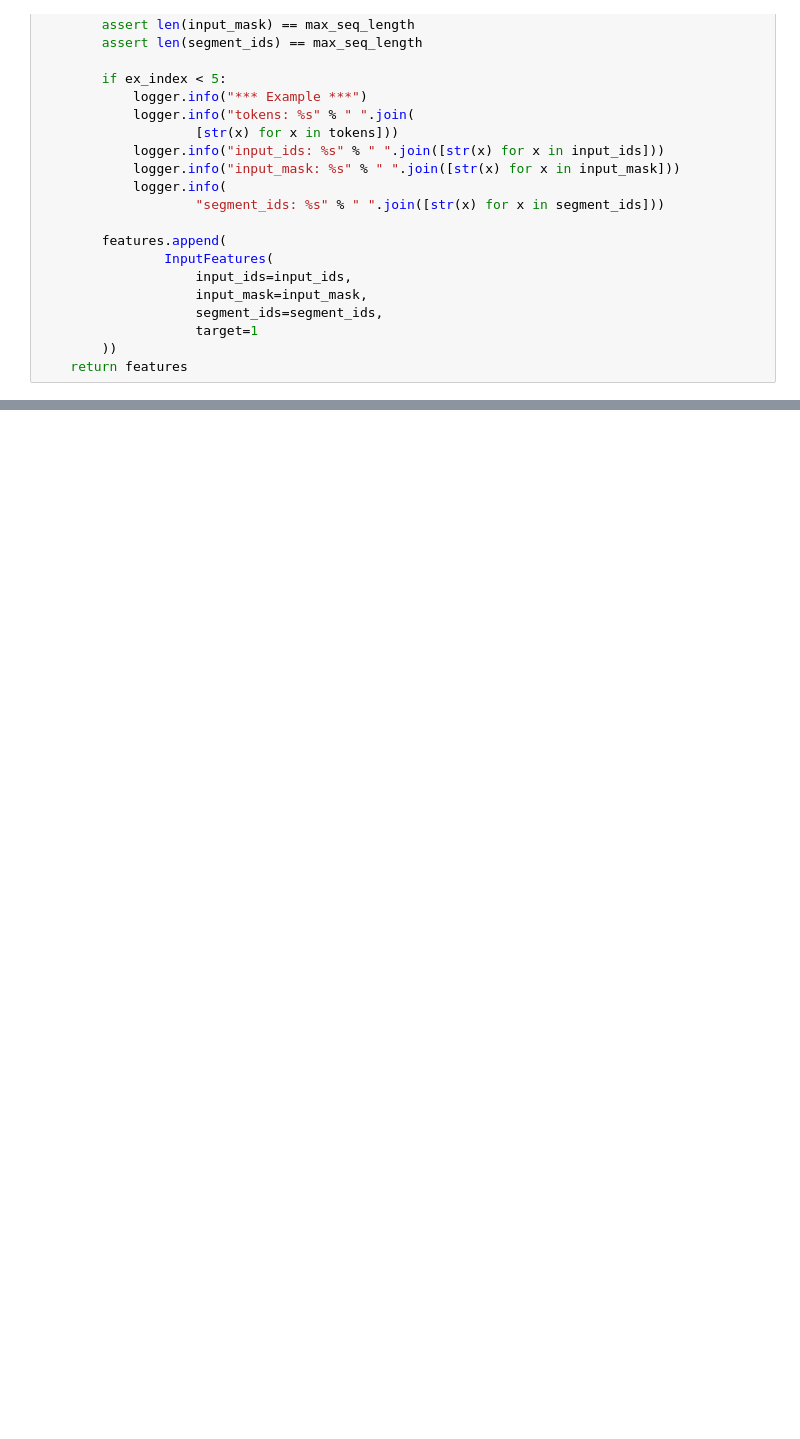
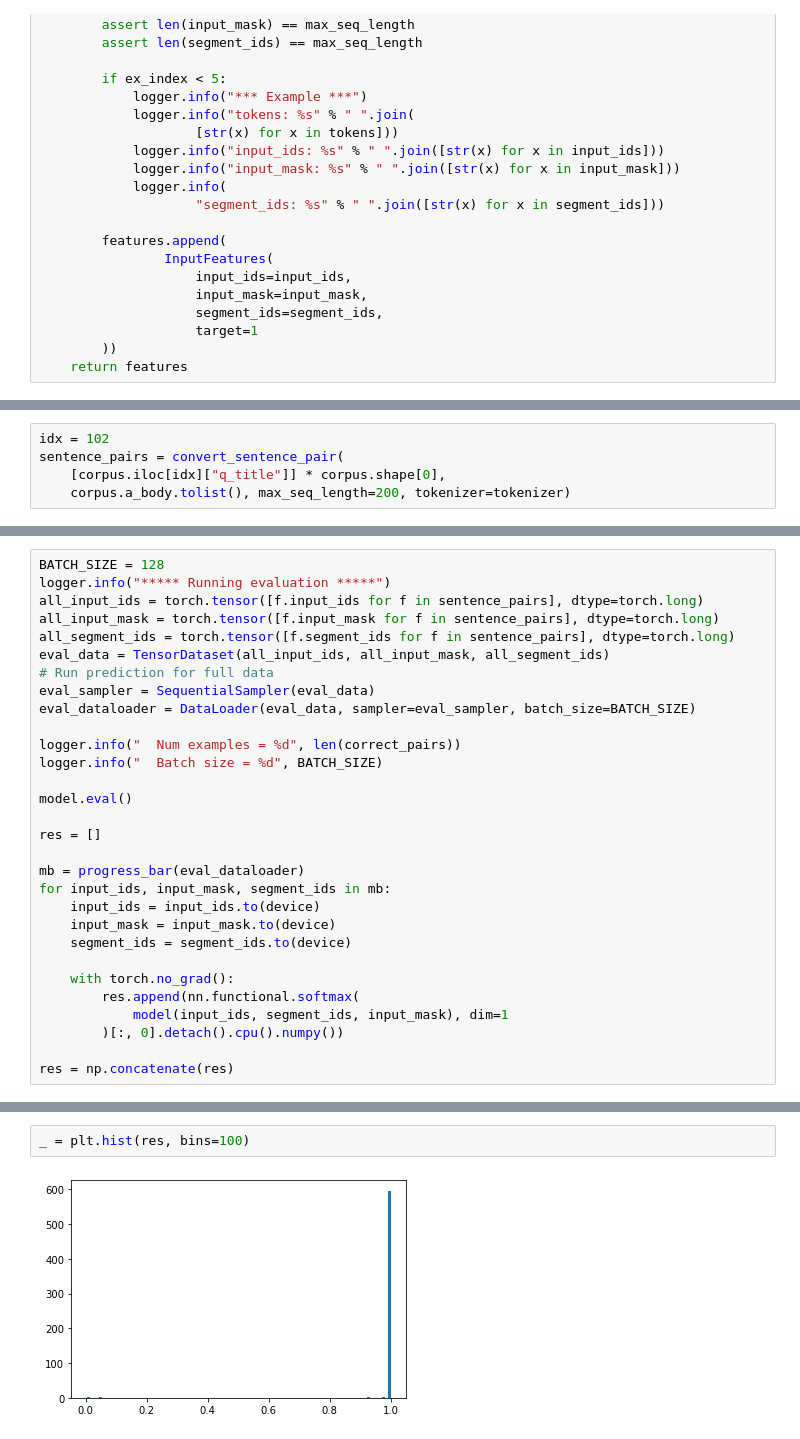
Before and after one commit to ucbiyyq/ucbiyyq-w210-jcgy, a Jupyter notebook: notebooks/test-yyq5.ipynb, the cells around one changed output, grey strips where cells are left out. Cells and saved outputs as stored; diff of their text form; blank space fills up the shorter version.

```diff
--- a/notebooks/test-yyq5.ipynb
+++ b/notebooks/test-yyq5.ipynb
@@ -208,0 +381,5 @@ NameError: name 'PYTORCH_PRETRAINED_BERT_CACHE' is not defined
+# %%
+idx = 102
+sentence_pairs = convert_sentence_pair(
+    [corpus.iloc[idx]["q_title"]] * corpus.shape[0],
+    corpus.a_body.tolist(), max_seq_length=200, tokenizer=tokenizer)
@@ -208,0 +404,30 @@ NameError: name 'PYTORCH_PRETRAINED_BERT_CACHE' is not defined
+# %%
+BATCH_SIZE = 128
+logger.info("***** Running evaluation *****")
+all_input_ids = torch.tensor([f.input_ids for f in sentence_pairs], dtype=torch.long)
+all_input_mask = torch.tensor([f.input_mask for f in sentence_pairs], dtype=torch.long)
+all_segment_ids = torch.tensor([f.segment_ids for f in sentence_pairs], dtype=torch.long)
+eval_data = TensorDataset(all_input_ids, all_input_mask, all_segment_ids)
+# Run prediction for full data
+eval_sampler = SequentialSampler(eval_data)
+eval_dataloader = DataLoader(eval_data, sampler=eval_sampler, batch_size=BATCH_SIZE)
+
+logger.info("  Num examples = %d", len(correct_pairs))
+logger.info("  Batch size = %d", BATCH_SIZE)
+
+model.eval()
+
+res = []
+
+mb = progress_bar(eval_dataloader)
+for input_ids, input_mask, segment_ids in mb:
+    input_ids = input_ids.to(device)
+    input_mask = input_mask.to(device)
+    segment_ids = segment_ids.to(device)
+
+    with torch.no_grad():
+        res.append(nn.functional.softmax(
+            model(input_ids, segment_ids, input_mask), dim=1
+        )[:, 0].detach().cpu().numpy())
+
+res = np.concatenate(res)
@@ -208,0 +439,4 @@ NameError: name 'PYTORCH_PRETRAINED_BERT_CACHE' is not defined
+# %%
+_ = plt.hist(res, bins=100)
+# %% [output]
+[figure, added]
```
Also changed, not shown: parts of 34 cells of this notebook.
